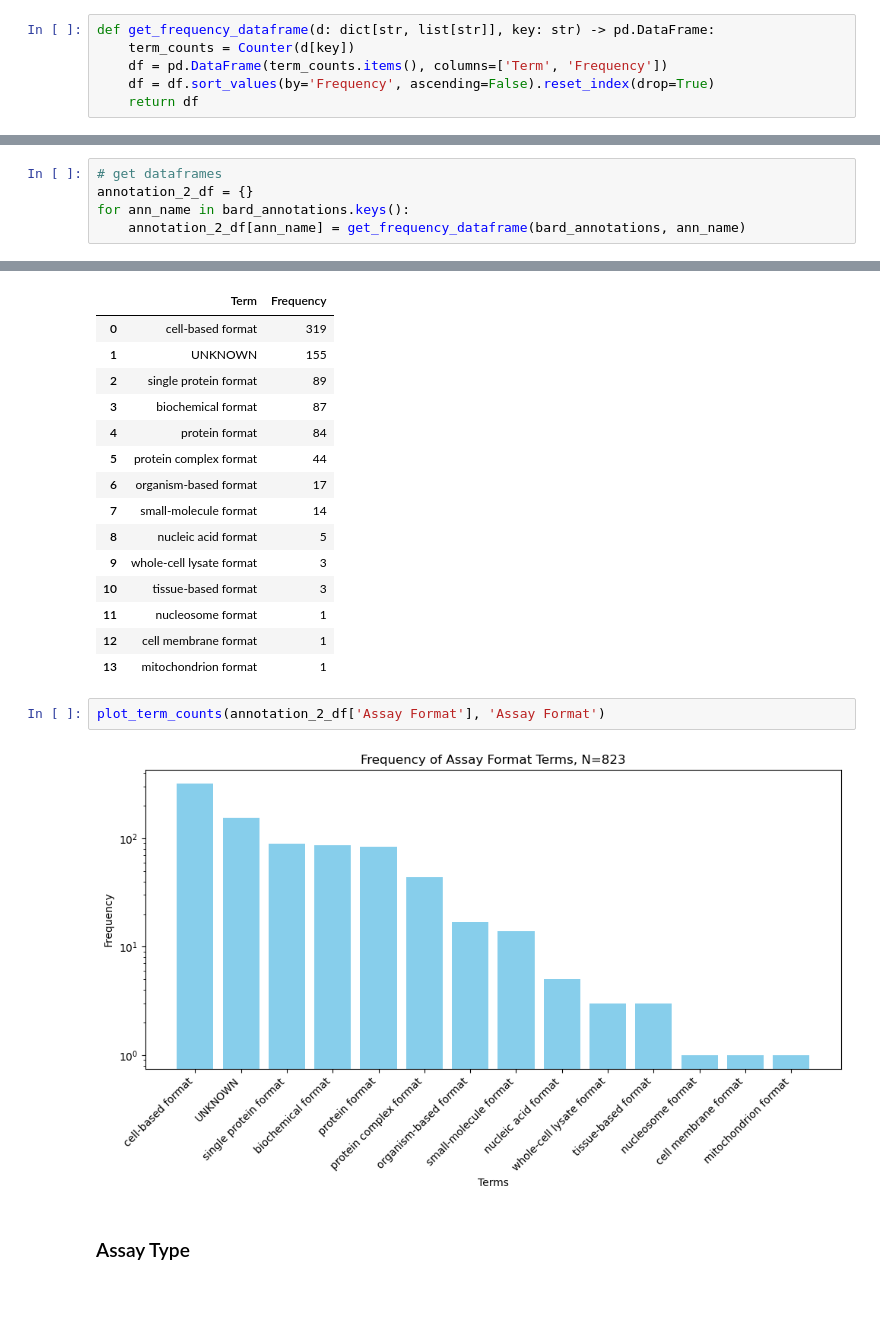
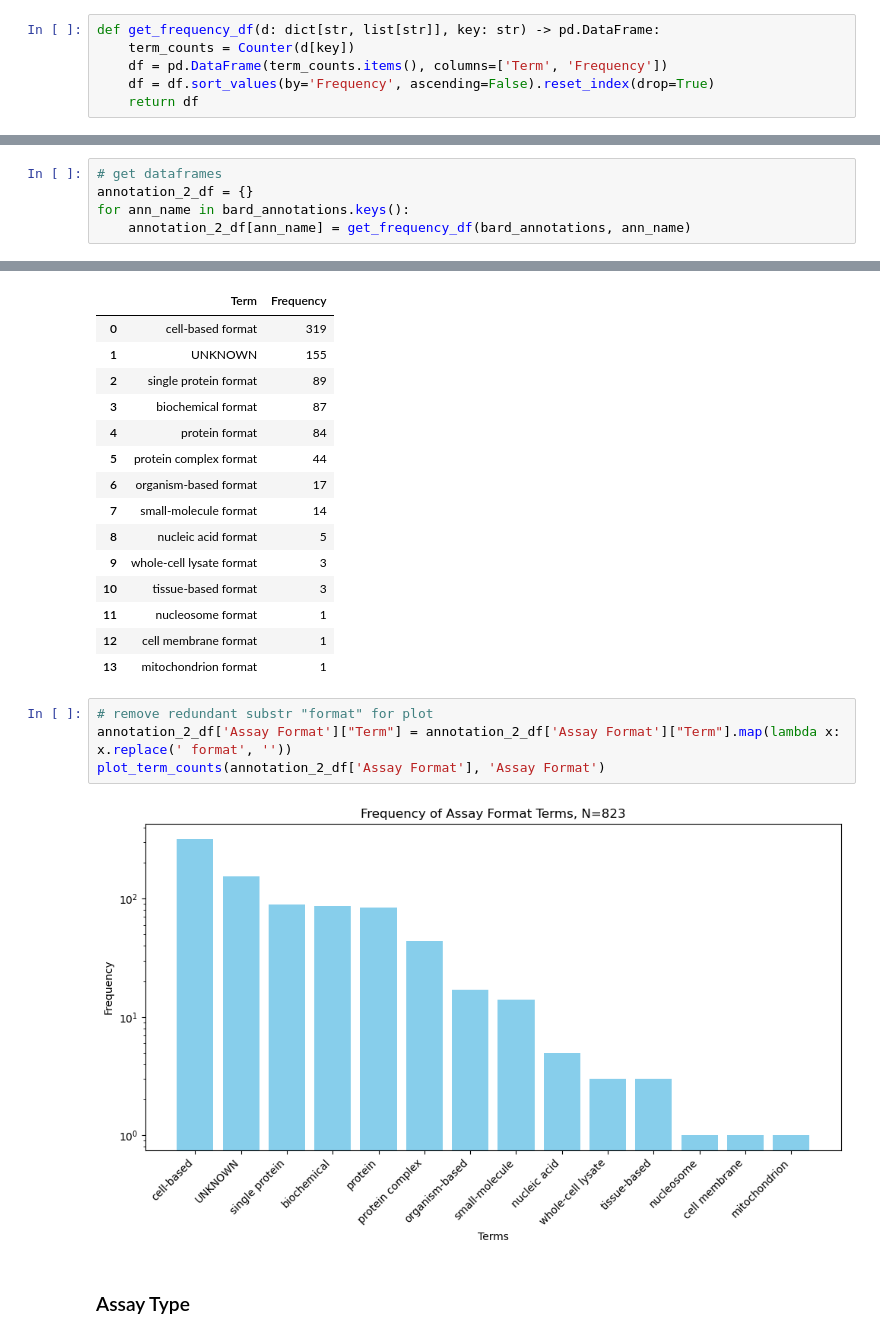
Before and after one commit to unmtransinfo/Badapple2, a Jupyter notebook: src/notebooks/assay_annotations.ipynb, the cells around one changed output, grey strips where cells are left out. Saved outputs shown, nothing was run; the diff lists cells and outputs as text; blank space fills up the shorter version.

```diff
--- a/src/notebooks/assay_annotations.ipynb
+++ b/src/notebooks/assay_annotations.ipynb
@@ -71,7 +71,7 @@ bard_annotations.keys()
 # %% [output]
 dict_keys(['Assay Format', 'Assay Type', 'Detection Method'])
 # %%
-def get_frequency_dataframe(d: dict[str, list[str]], key: str) -> pd.DataFrame:
+def get_frequency_df(d: dict[str, list[str]], key: str) -> pd.DataFrame:
     term_counts = Counter(d[key])
     df = pd.DataFrame(term_counts.items(), columns=['Term', 'Frequency'])
     df = df.sort_values(by='Frequency', ascending=False).reset_index(drop=True)
@@ -96,7 +105,7 @@ def plot_term_counts(frequency_df: pd.DataFrame, key: str):
 # get dataframes
 annotation_2_df = {}
 for ann_name in bard_annotations.keys():
-    annotation_2_df[ann_name] = get_frequency_dataframe(bard_annotations, ann_name)
+    annotation_2_df[ann_name] = get_frequency_df(bard_annotations, ann_name)
 # %% [markdown]
 ### Assay Format
 # %%
@@ -117,10 +126,12 @@ annotation_2_df['Assay Format']
 | 11 | nucleosome format | 1 |
 | 12 | cell membrane format | 1 |
 | 13 | mitochondrion format | 1 |
-# %%
-plot_term_counts(annotation_2_df['Assay Format'], 'Assay Format')
-# %% [output]
-[figure, removed]
+# %%
+# remove redundant substr "format" for plot
+annotation_2_df['Assay Format']["Term"] = annotation_2_df['Assay Format']["Term"].map(lambda x: x.replace(' format', ''))
+plot_term_counts(annotation_2_df['Assay Format'], 'Assay Format')
+# %% [output]
+[figure, added]
 # %% [markdown]
 ### Assay Type
 # %%
```
Also changed, not shown: parts of 6 cells of this notebook, 1 other file.
